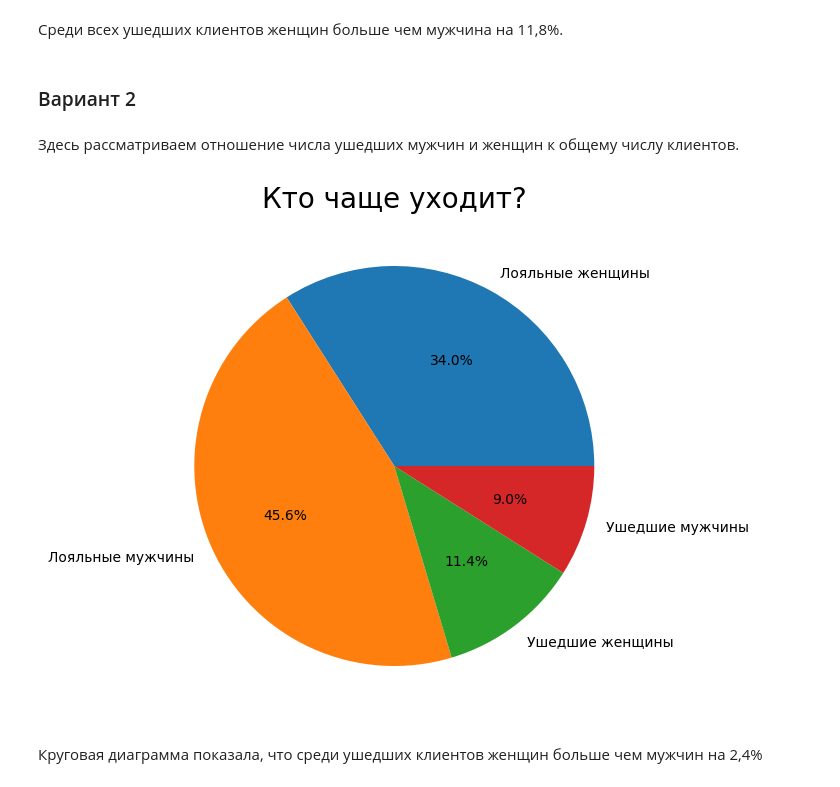
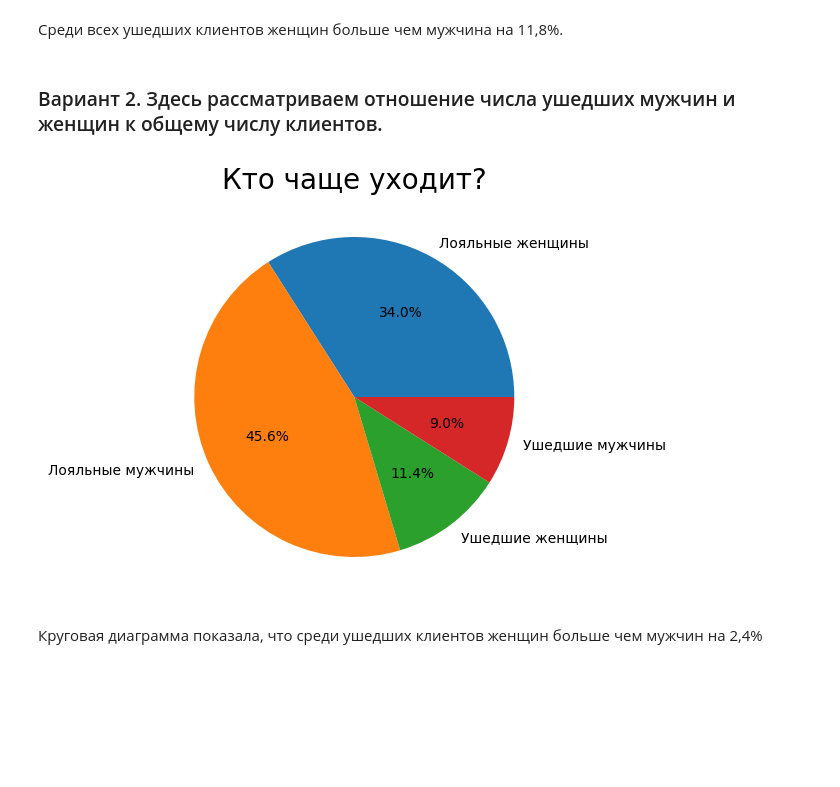
Before and after one commit to an-petruhin/Python_13_9, a Jupyter notebook: Python_13_9.ipynb, the cells around one changed output. Saved outputs shown, nothing was run; the diff lists cells and outputs as text; code cells hidden in the pictures; blank space fills up the shorter version.

```diff
--- a/Python_13_9.ipynb
+++ b/Python_13_9.ipynb
@@ -155,23 +140,21 @@ axes.pie(
 # %% [markdown]
 Среди всех ушедших клиентов женщин больше чем мужчина на 11,8%.
-# %% [markdown]
-### Вариант 2
 # %% [markdown]
-Здесь рассматриваем отношение числа ушедших мужчин и женщин к общему числу клиентов.
+### Вариант 2. Здесь рассматриваем отношение числа ушедших мужчин и женщин к общему числу клиентов.
 # %%
-df2 = df.groupby(['Exited', 'Gender'])['Gender'].count()
+df_6_2 = df.groupby(['Exited', 'Gender'])['Gender'].count()
 
-fig_gend = plt.figure(figsize=(5, 5))
-axes_gend = fig_gend.add_axes([0, 0, 1, 1])
-axes_gend.pie(
-    df2,
+fig_6_2 = plt.figure(figsize=(4, 4))
+axes_6_2 = fig_6_2.add_axes([0, 0, 1, 1])
+axes_6_2.pie(
+    df_6_2,
     labels = ['Лояльные женщины', 'Лояльные мужчины', 'Ушедшие женщины', 'Ушедшие мужчины'],
     autopct='%.1f%%'
 );
 
-axes_gend.set_title('Кто чаще уходит?', fontsize=20);
+axes_6_2.set_title('Кто чаще уходит?', fontsize=20);
 # %% [output]
-[figure, old version]
+[figure, new version]
 # %% [markdown]
 Круговая диаграмма показала, что среди ушедших клиентов женщин больше чем мужчин на 2,4%
 # %% [markdown]
```
Also changed, not shown: parts of 24 cells of this notebook.
